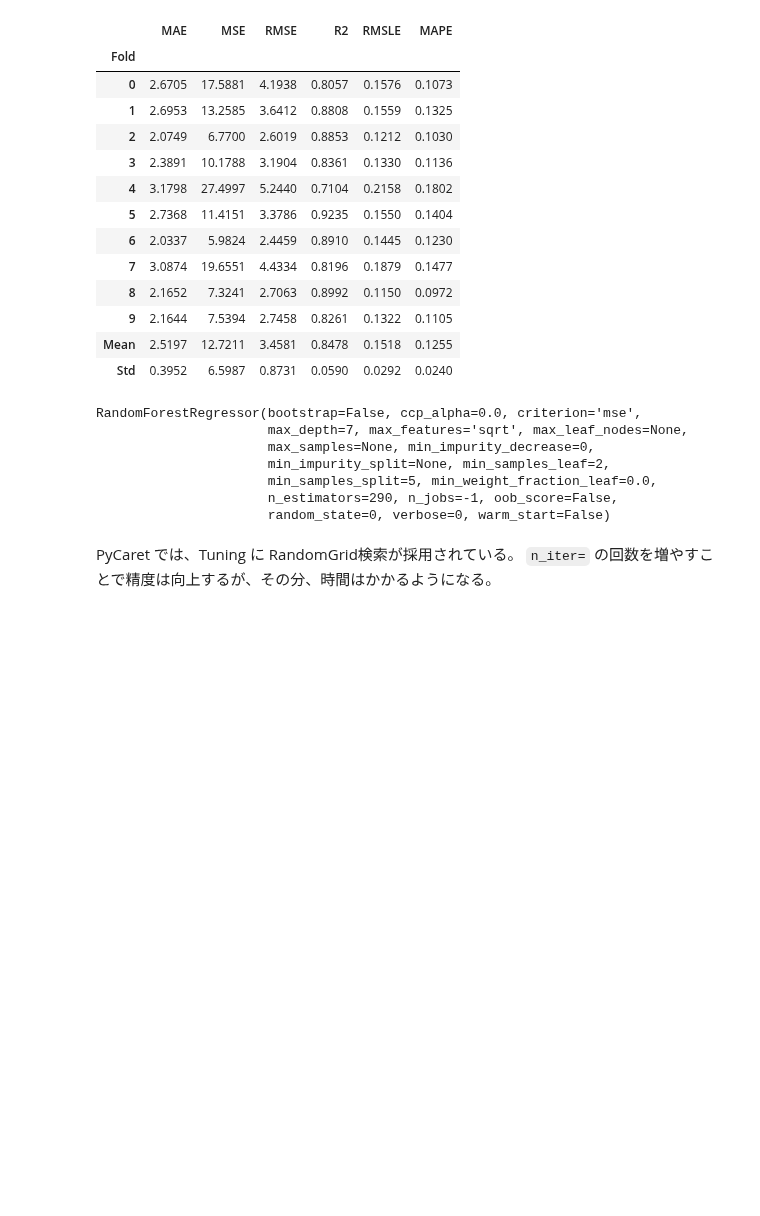
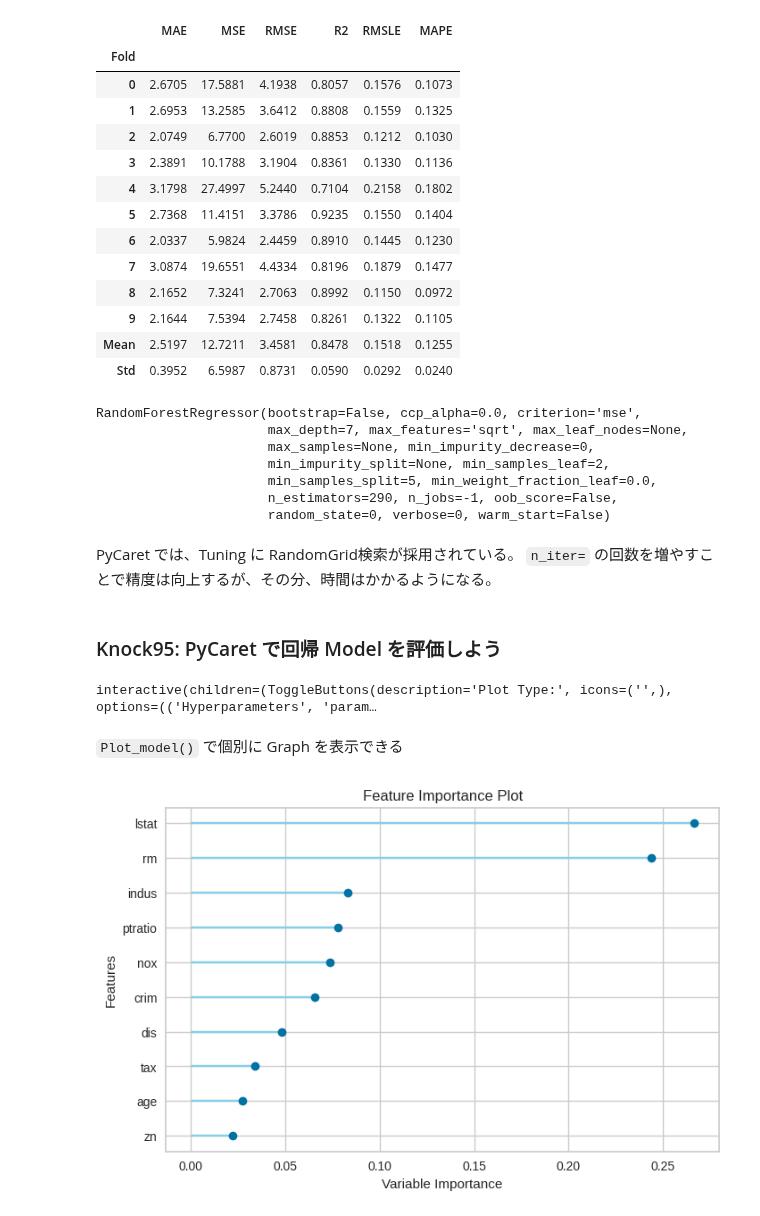
Before and after one commit to 1024xx4/ai_model_building_100, a Jupyter notebook: section09/section09.ipynb, the cells around one changed output. Cells and saved outputs as stored; diff of their text form; code cells hidden in the pictures; blank space fills up the shorter version.

Commit message:
Feat: PyCaret で回帰 Model を評価する#29

```diff
--- a/section09/section09.ipynb
+++ b/section09/section09.ipynb
@@ -243,3 +243,17 @@ RandomForestRegressor(bootstrap=False, ccp_alpha=0.0, criterion='mse',
 # %% [markdown]
 PyCaret では、Tuning に RandomGrid検索が採用されている。
 `n_iter=` の回数を増やすことで精度は向上するが、その分、時間はかかるようになる。
+# %% [markdown]
+### Knock95: PyCaret で回帰 Model を評価しよう
+# %%
+# evaluate_model Dialog
+evaluate_model(tuned_rf)  # Model を渡し表示される Dialog で、PlotType を切り替えることで、様々な評価指標が確認できる。
+# %% [output]
+interactive(children=(ToggleButtons(description='Plot Type:', icons=('',), options=(('Hyperparameters', 'param…
+# %% [markdown]
+`Plot_model()` で個別に Graph を表示できる
+# %%
+# Feature Importance  # 説明変数の重要度
+plot_model(tuned_rf, 'feature')
+# %% [output]
+[figure, added]
```
Also changed, not shown: parts of 4 cells of this notebook.
